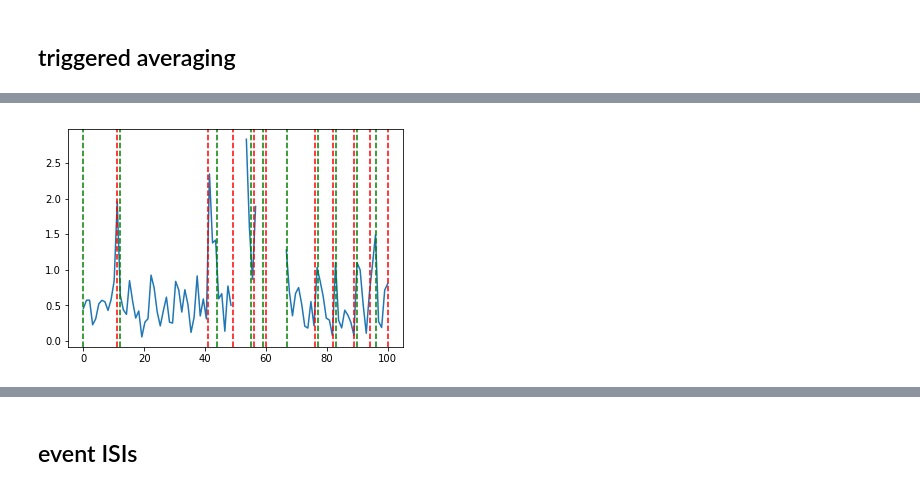
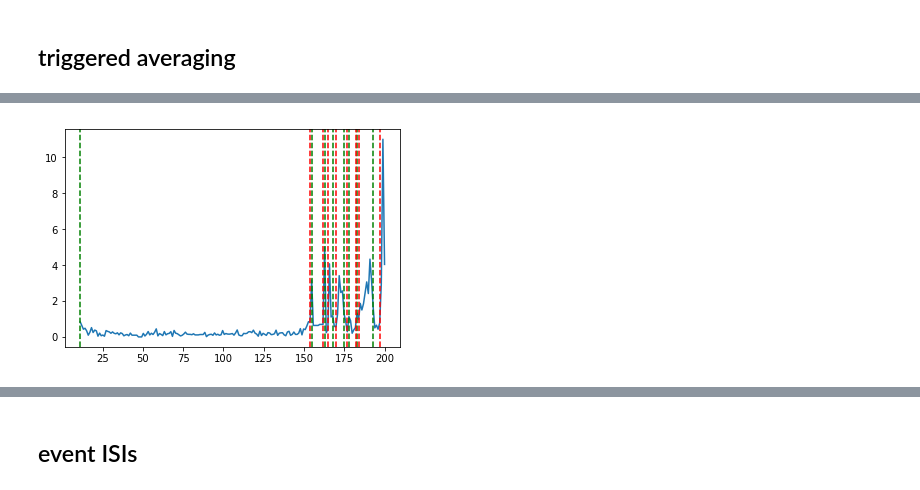
Before and after one commit to marburyvthesea/post_cnmfe_analysis, a Jupyter notebook: openfield_analysis/triggered_averaging/triggered_averaging_group_new_z_score_bin_by_velocity_save_videos.ipynb, the cells around one changed output, grey strips where cells are left out. Cells and saved outputs as stored; diff of their text form; code cells hidden in the pictures.

```diff
--- a/openfield_analysis/triggered_averaging/triggered_averaging_group_new_z_score_bin_by_velocity_save_videos.ipynb
+++ b/openfield_analysis/triggered_averaging/triggered_averaging_group_new_z_score_bin_by_velocity_save_videos.ipynb
@@ -64,0 +95,7 @@ len(tracking_files[:])
+# %%
+CNMFE_file = '/projects/p30771/MATLAB/CNMF_E_jjm/quest_MATLAB_cnmfe/batch_output_files/29-Jan_12_35_06_out.mat'
+tracking_file = '/projects/b1118/behaviorvideos/GRIN039_H12_M26_S54/GRIN039_H12_M26_S54_dlc_tracking_foranalysis_unsmoothed_02212021.csv'
+cell_fluorescence = sio.loadmat(CNMFE_file)
+C_timedelta = utils_jjm.create_fluorescence_time_delta(cell_fluorescence['C'])
+C_normalized = C_timedelta.apply(utils_jjm.normalize).set_index(pd.to_timedelta(np.linspace(0, (len(C_timedelta)-1)*(1/20), len(C_timedelta)), unit='s'), drop=True)
+tracking_file.split('/')[-2]
@@ -66,7 +107,7 @@ len(tracking_files[:])
 grouped_raw_data = {}
 success = []
 failed = []
-for CNMFE_file, tracking_file in zip(CNMFE_dir_paths_list, tracking_files):
+for CNMFE_file, tracking_file in zip(CNMFE_dir_paths_list[0:6], tracking_files[0:6]):
     print(CNMFE_file)
     print(tracking_file)
     try:
@@ -74,25 +115,20 @@ for CNMFE_file, tracking_file in zip(CNMFE_dir_paths_list, tracking_files):
         cell_fluorescence = sio.loadmat(CNMFE_file)
         C_timedelta = utils_jjm.create_fluorescence_time_delta(cell_fluorescence['C'])
         C_normalized = C_timedelta.apply(utils_jjm.normalize).set_index(pd.to_timedelta(np.linspace(0, (len(C_timedelta)-1)*(1/20), len(C_timedelta)), unit='s'), drop=True)
-        C_z_scored = C_timedelta.apply(stats.zscore).set_index(pd.to_timedelta(np.linspace(0, (len(C_timedelta)-1)*(1/20), len(C_timedelta)), unit='s'), drop=True)
-        C_normalized_z_scored = C_normalized.apply(stats.zscore).set_index(pd.to_timedelta(np.linspace(0, (len(C_normalized)-1)*(1/20), len(C_normalized)), unit='s'), drop=True)
         # create tracking time deltas
-        #interpolated = utils_jjm.prepare_timedelta_dfs(tracking_file)
         velocity_data = pd.read_csv(tracking_file)
         velocity_data.drop(['Unnamed: 0', 'index'], axis=1, inplace=True)
         velocity_data_td = velocity_data.set_index(pd.to_timedelta(np.linspace(velocity_data['sysClock'].iloc[0],
                velocity_data['sysClock'].iloc[-1]/1000,
                len(velocity_data)), unit='s'), drop=True)
-        #C_z_scored_filtered = utils_jjm.filter_out_by_size(C_z_scored, cell_contours, for_dims, 0.6, 100)
-        #store results
         #load spatial components by session
         com_df, spatial_components = utils_jjm.return_spatial_info(CNMFE_file, 0.6)
         cell_contours, for_dims = utils_jjm.create_contour_layouts(spatial_components)
 
         #store results
-        grouped_raw_data[tracking_file.split('/')[-2]] = {'C': C_timedelta, 'C_z_scored': C_z_scored, 'C_normalized': C_normalized, 'C_normalized_z_scored': C_normalized_z_scored,
-                                                          'velocity_data' : velocity_data_td, 'com' : com_df, 'spatial_components' : spatial_components, 'cell_contours': cell_contours,
-                                                         'for_dims' : for_dims}
+        grouped_raw_data[tracking_file.split('/')[-2]] = {'C': C_timedelta, 'C_normalized': C_normalized, 'velocity_data' : velocity_data_td,
+                                                          'com' : com_df, 'spatial_components' : spatial_components,
+                                                          'cell_contours': cell_contours, 'for_dims' : for_dims}
         success.append((tracking_file.split('/')[-2], CNMFE_file.split('/')[-1]))
     except FileNotFoundError:
         failed.append(tracking_file)
@@ -189,22 +187,20 @@ V_df_reindexed = pd.concat([V_df.loc[session].reset_index()
 binned_velocity_df = pd.DataFrame([dlc_utils.bin_by_activity_threshold_2(grouped_raw_data[session]['velocity_data']['tail_base'], 10, 10, 2, 5, 1)
                                 for session in list(grouped_raw_data.keys())], index=list(grouped_raw_data.keys()))
 binned_velocity_df = binned_velocity_df.transpose()
-# %%
-session = 'GRIN039_H12_M26_S54'
 # %%
-#pull out "resting periods"
-velocity_trace = grouped_raw_data[session]['velocity_data']['tail_base'].values[200:300]
+#show examples of "resting periods" for subset of trace
+velocity_trace = grouped_raw_data[session]['velocity_data']['tail_base'].values[0:200]
 resting_samples = velocity_trace<=1
 resting_boundaries = dlc_utils.get_resting_period_boundaries(resting_samples)
 
 #plot resting periods
 fig, ax = plt.subplots(1)
 ax.plot(np.linspace(0, len(velocity_trace), len(velocity_trace)) , velocity_trace)
 for bound in resting_boundaries:
     ax.axvline(x=bound[0], linestyle='--', color='g')
 for bound in resting_boundaries:
     ax.axvline(x=bound[1], linestyle='--', color='r')
 plt.show()
 # %% [output]
-[figure, old version]
+[figure, new version]
 # %%
```
Also changed, not shown: parts of 42 cells of this notebook.
